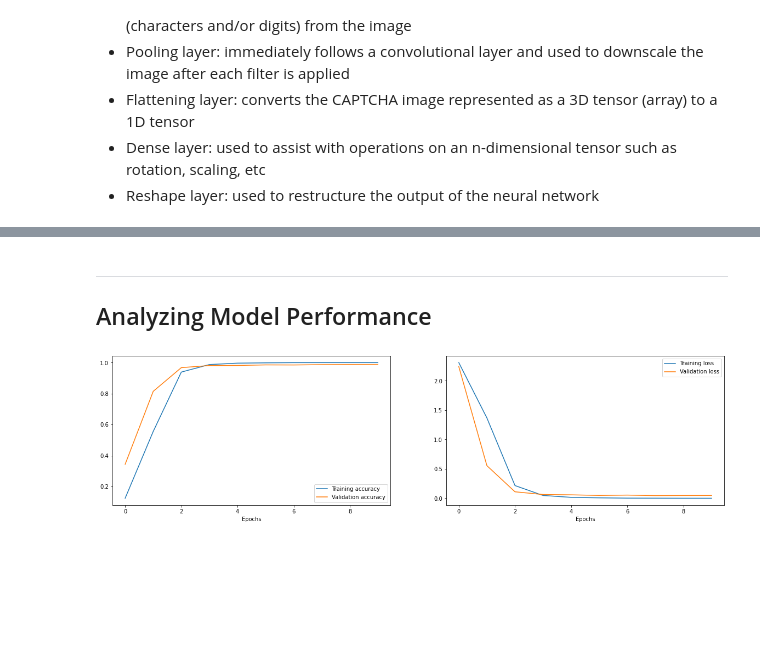
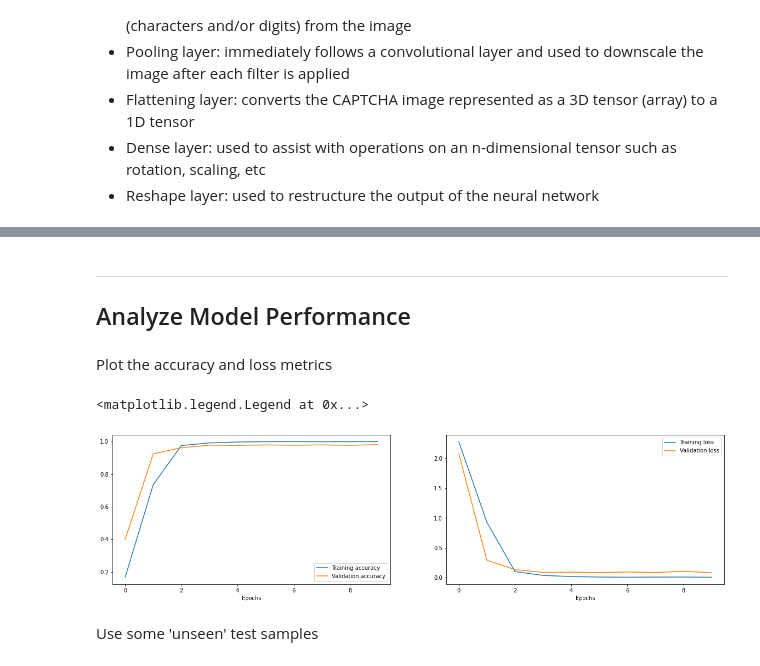
Before and after one commit to T-Visor/captcha-tensorflow, a Jupyter notebook: captcha-solver.ipynb, the cells around one changed output, grey strips where cells are left out. Drawn from its saved outputs; the diff is of its cells as text; code cells hidden in the pictures; blank space fills up the shorter version.

Commit message:
refactored some code as shareable functions in another notebook file... this will make it easier to create more test data sets and scenarios. Also created notes for myself

```diff
--- a/captcha-solver.ipynb
+++ b/captcha-solver.ipynb
@@ -70,0 +36,3 @@ data_frame.head()
+# %%
+data_frame = create_captcha_dataframe(data_directory)
+data_frame.head()
@@ -233,23 +171,25 @@ Epoch 10/10
 # %% [markdown]
 ---
-## Analyzing Model Performance
+## Analyze Model Performance
+# %% [markdown]
+Plot the accuracy and loss metrics
 # %%
-def plot_train_history(history):
-    figure, axes = plt.subplots(1, 2, figsize=(20, 5))
+figure, axes = plt.subplots(1, 2, figsize=(20, 5))
 
-    axes[0].plot(history.history['accuracy'], label='Training accuracy')
-    axes[0].plot(history.history['val_accuracy'], label='Validation accuracy')
-    axes[0].set_xlabel('Epochs')
-    axes[0].legend()
+axes[0].plot(history.history['accuracy'], label='Training accuracy')
+axes[0].plot(history.history['val_accuracy'], label='Validation accuracy')
+axes[0].set_xlabel('Epochs')
+axes[0].legend()
 
-    axes[1].plot(history.history['loss'], label='Training loss')
-    axes[1].plot(history.history['val_loss'], label='Validation loss')
-    axes[1].set_xlabel('Epochs')
-    axes[1].legend()
-
-plot_train_history(history)
+axes[1].plot(history.history['loss'], label='Training loss')
+axes[1].plot(history.history['val_loss'], label='Validation loss')
+axes[1].set_xlabel('Epochs')
+axes[1].legend()
 # %% [output]
+<matplotlib.legend.Legend at 0x...>
-[figure, old version]
+[figure, new version]
+# %% [markdown]
+Use some 'unseen' test samples
 # %%
 testing_set_generator = get_captcha_generator(data_frame, test_indices, for_training=False, batch_size=128)
 dict(zip(model.metrics_names, model.evaluate(testing_set_generator, steps=len(test_indices)//128)))
```
Also changed, not shown: parts of 17 cells of this notebook, 3 other files.
